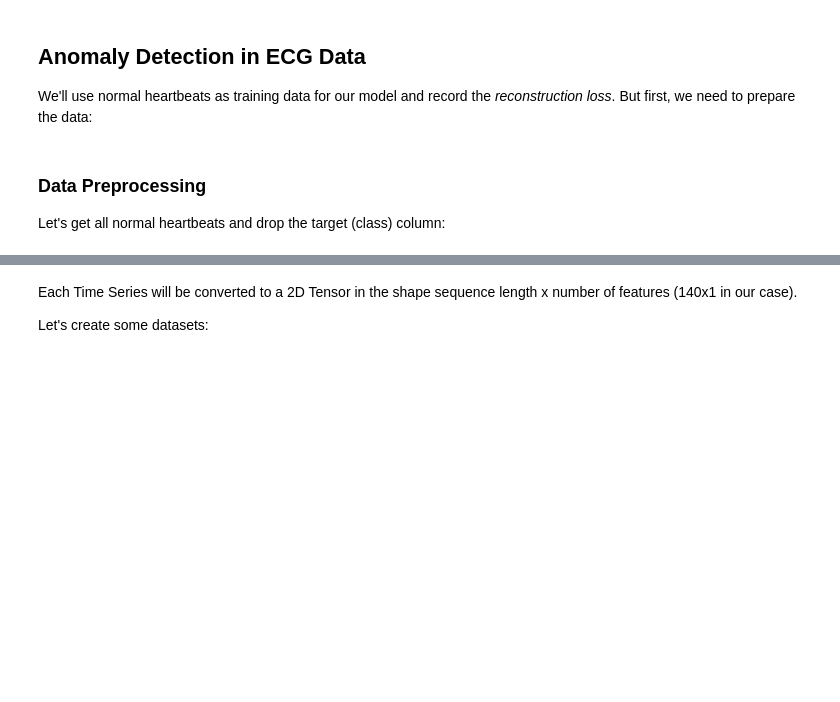
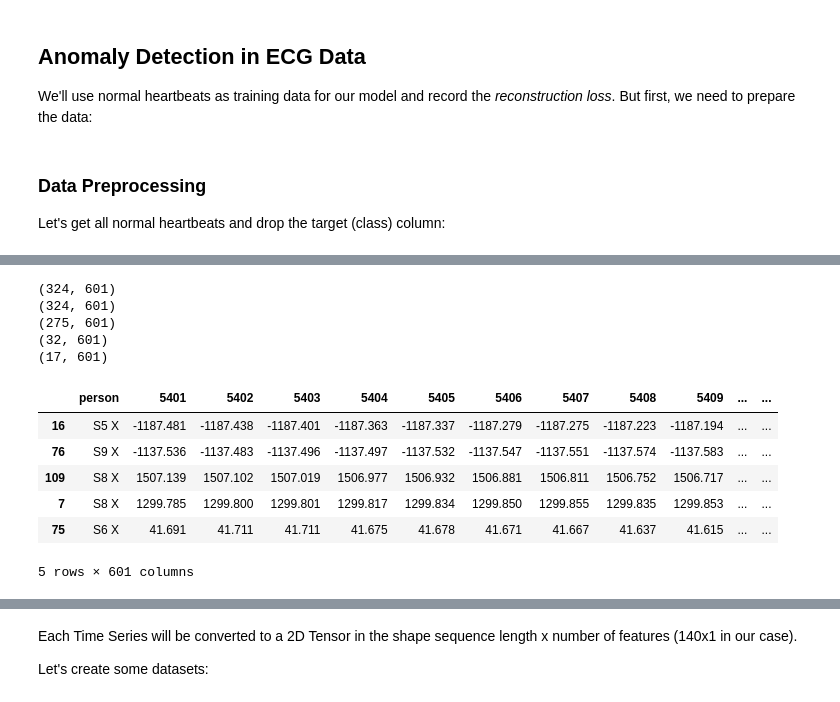
Before and after one commit to HieronymusEsteban/autoencoder_timeseries, a Jupyter notebook: autoencoder_first_try.ipynb, the cells around one changed output, grey strips where cells are left out. Drawn from its saved outputs; the diff is of its cells as text; code cells hidden in the pictures; blank space fills up the shorter version.

```diff
--- a/autoencoder_first_try.ipynb
+++ b/autoencoder_first_try.ipynb
@@ -187,0 +166,4 @@ NM0012.tsv
+# %%
+nm_data_raw = dlt.load_data(nm_files)
+len(nm_data_raw)
+nm_data_raw.keys()
@@ -438,0 +448,2 @@ normal_data_all_1d_t = pd.concat(frames_to_stack)
+# %%
+normal_data_all_1d_t = dlt.transpose_into_dataframe(normal_data_all_1d)
@@ -485,2 +516,0 @@ normal_data_all_1d_t.shape
-# %%
-normal_data_all_1d_t = normal_data_all_1d_t.iloc[:,-600:].copy()
@@ -490,0 +527,2 @@ normal_data_all_1d_t.shape
+# %%
+normal_data_all_1d_t = pd.concat([normal_data_all_1d_t.iloc[:,0:1], normal_data_all_1d_t.iloc[:,-600:]], axis=1)
@@ -665,3 +957,19 @@ print(normal_df.shape)
 print(train_df.shape)
 print(val_df.shape)
 print(test_df.shape)
+# %% [output]
+(324, 601)
+(324, 601)
+(275, 601)
+(32, 601)
+(17, 601)
+# %%
+train_df.head()
+# %% [output]
+|  | person | 5401 | 5402 | 5403 | 5404 | 5405 | 5406 | 5407 | 5408 | 5409 | ... | ... |
+| 16 | S5 X | -1187.481 | -1187.438 | -1187.401 | -1187.363 | -1187.337 | -1187.279 | -1187.275 | -1187.223 | -1187.194 | ... | ... |
+| 76 | S9 X | -1137.536 | -1137.483 | -1137.496 | -1137.497 | -1137.532 | -1137.547 | -1137.551 | -1137.574 | -1137.583 | ... | ... |
+| 109 | S8 X | 1507.139 | 1507.102 | 1507.019 | 1506.977 | 1506.932 | 1506.881 | 1506.811 | 1506.752 | 1506.717 | ... | ... |
+| 7 | S8 X | 1299.785 | 1299.800 | 1299.801 | 1299.817 | 1299.834 | 1299.850 | 1299.855 | 1299.835 | 1299.853 | ... | ... |
+| 75 | S6 X | 41.691 | 41.711 | 41.711 | 41.675 | 41.678 | 41.671 | 41.667 | 41.637 | 41.615 | ... | ... |
+5 rows × 601 columns
```
Also changed, not shown: parts of 81 cells of this notebook.
